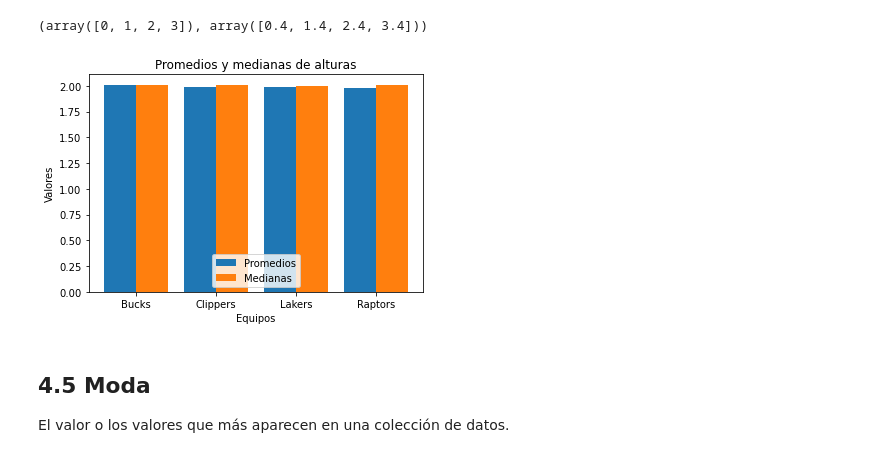
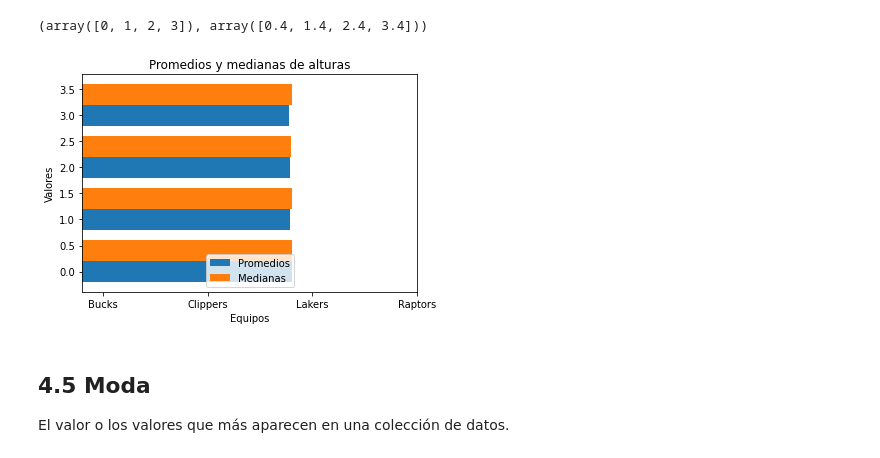
Before and after one commit to IngCarlaPezzone/Clase-Machine-Learning, a Jupyter notebook: Clase 4/Aprendiendo Python con estadística descriptiva._mod.ipynb, the cells around one changed output. Cells and saved outputs as stored; diff of their text form; code cells hidden in the pictures.

```diff
--- a/Clase 4/Aprendiendo Python con estadística descriptiva._mod.ipynb
+++ b/Clase 4/Aprendiendo Python con estadística descriptiva._mod.ipynb
@@ -1407,23 +1470,23 @@ indices, indices + anchura
 # %%
 promedios = []
 medianas = []
 
 for alturas_por_equipo in lista_de_alturas_por_equipos:
     promedios.append(round(alturas_por_equipo.mean(), 2))
     medianas.append(round(alturas_por_equipo.median(), 2))
 
-plt.bar(indices, promedios, anchura)                # centros de las barras de promedios
-plt.bar(indices + anchura, medianas, anchura)       # centros de las barras de medianas
+plt.barh(indices, promedios, anchura)                # centros de las barras de promedios
+plt.barh(indices + anchura, medianas, anchura)       # centros de las barras de medianas
 
 plt.xlabel('Equipos')
 plt.ylabel('Valores')
 plt.title('Promedios y medianas de alturas')
 plt.xticks(indices + anchura/2, lista_de_nombres)            # posiciones de los nombres
 plt.legend(['Promedios', 'Medianas'], loc='lower center')
 
 plt.show()
 # %% [output]
-[figure, old version]
+[figure, new version]
 # %% [markdown]
 ## 4.5 Moda
 El valor o los valores que más aparecen en una colección de datos.
```
Also changed, not shown: parts of 54 cells of this notebook, 14 other files.
